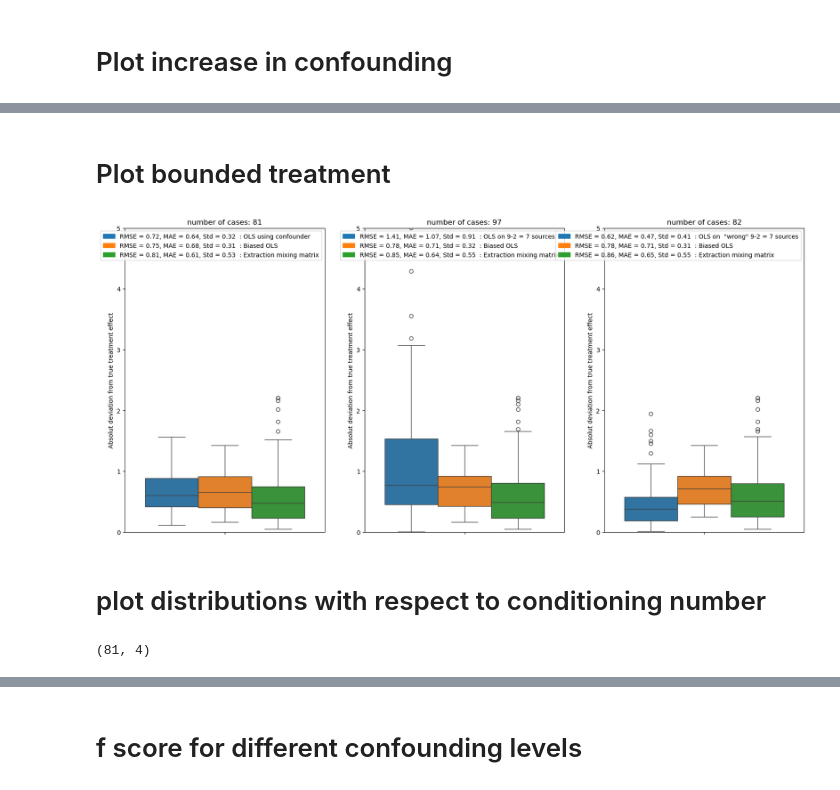
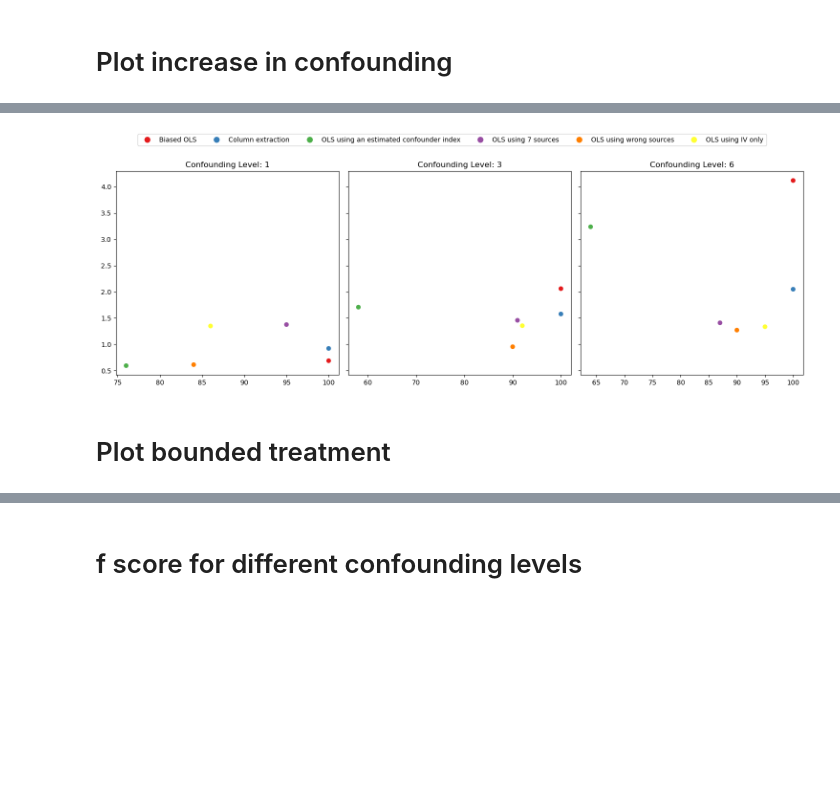
Before and after one commit to malo4300/ICA_IV_simulations, a Jupyter notebook: plots/plot_error_distribution.ipynb, the cells around one changed output, grey strips where cells are left out. Cells and saved outputs as stored; diff of their text form; code cells hidden in the pictures; blank space fills up the shorter version.

```diff
--- a/plots/plot_error_distribution.ipynb
+++ b/plots/plot_error_distribution.ipynb
@@ -120,2 +166,35 @@ plt.show()
+# %%
+def new_func():
+    fig, ax = plt.subplots(1, 3, figsize=(15, 5), sharey=True)
+
+# Define the color palette
+    palette = sns.color_palette("Set1", 6)
+
+# Iterate over the confounding levels and plot the data
+    for i, level in enumerate(confounder_levels):
+        methods = method_summary[level]["cases"].keys()
+        cases = method_summary[level]["cases"].values()
+        rmse = method_summary[level]["rmse"]
+
+    # Scatter plot
+        ax[i].scatter(cases, rmse, c=palette, label=methods)
+
+    # Set the title with confounding level
+        ax[i].set_title(f"Confounding Level: {level}")
+
+# Create the legend handles
+    legend_labels = list(methods)
+    legend_colors = palette[:len(legend_labels)]
+    handles = [plt.Line2D([0], [0], marker='o', color='w', markerfacecolor=color, markersize=10) for color in legend_colors]
+
+# Add the legend above all subplots
+    fig.legend(handles, legend_labels, loc='upper center', ncol=len(legend_labels), bbox_to_anchor=(0.5, 1.1))
+    plt.tight_layout()
+# Show the plot
+    plt.show()
+
+new_func()
+# %% [output]
+[figure, added]
 # %% [markdown]
 # Plot bounded treatment
@@ -126,33 +200,0 @@ data3 = pd.read_csv("../treatment_effect_estimation/treatment_effect_estimations
-# %%
-fig, ax = plt.subplots(1, 3, figsize=(20,9))
-err1, seed = calc_error(data1)
-err1.columns = ["OLS using confounder", "Biased OLS" ,"Extraction mixing matrix"]
-err2, seed = calc_error(data2)
-err2.columns = ["OLS on 9-2 = 7 sources", "Biased OLS" ,"Extraction mixing matrix"]
-err3, seed = calc_error(data3)
-err3.columns = ["OLS on  \"wrong\" 9-2 = 7 sources", "Biased OLS" ,"Extraction mixing matrix"]
-err = [err1, err2, err3]
-for i in range(3):
-    err_ = err[i].apply(lambda x: np.abs(x))
-
-    rmse = err_.apply(lambda x: np.sqrt(np.mean(x**2)))
-    mae = err_.apply(lambda x: np.mean(x))
-    std = err_.apply(lambda x: np.std(x))
-    df_long = err_.melt(var_name="variable", value_name="value")
-    sns.boxplot(data=df_long, hue="variable", y="value", ax=ax[i])
-    ax[i].set_ylabel("Absolut deviation from true treatment effect")
-    ax[i].set_ylim(0, 5)
-
-    handles = [
-        mpatches.Patch(
-            color=sns.color_palette()[i],
-            label=f"RMSE = {rmse[col]:2.2f}, MAE = {mae[col]:2.2f}, Std = {std[col]:2.2f}  : {col}"
-        )
-        for i, col in enumerate(err_.columns)
-    ]
-    ax[i].legend(handles=handles, loc="upper right")
-    ax[i].set_title(f"number of cases: {err[i].shape[0]}")
-# %% [output]
-[figure, removed]
-# %% [markdown]
-# plot distributions with respect to conditioning number
@@ -173,5 +200,0 @@ df = pd.concat([err, seed], axis=1)
-# %%
-df = pd.merge(df, cond_df, on="seed").drop("seed", axis=1)
-df.shape
-# %% [output]
-(81, 4)
```
Also changed, not shown: parts of 23 cells of this notebook, 12 other files.
